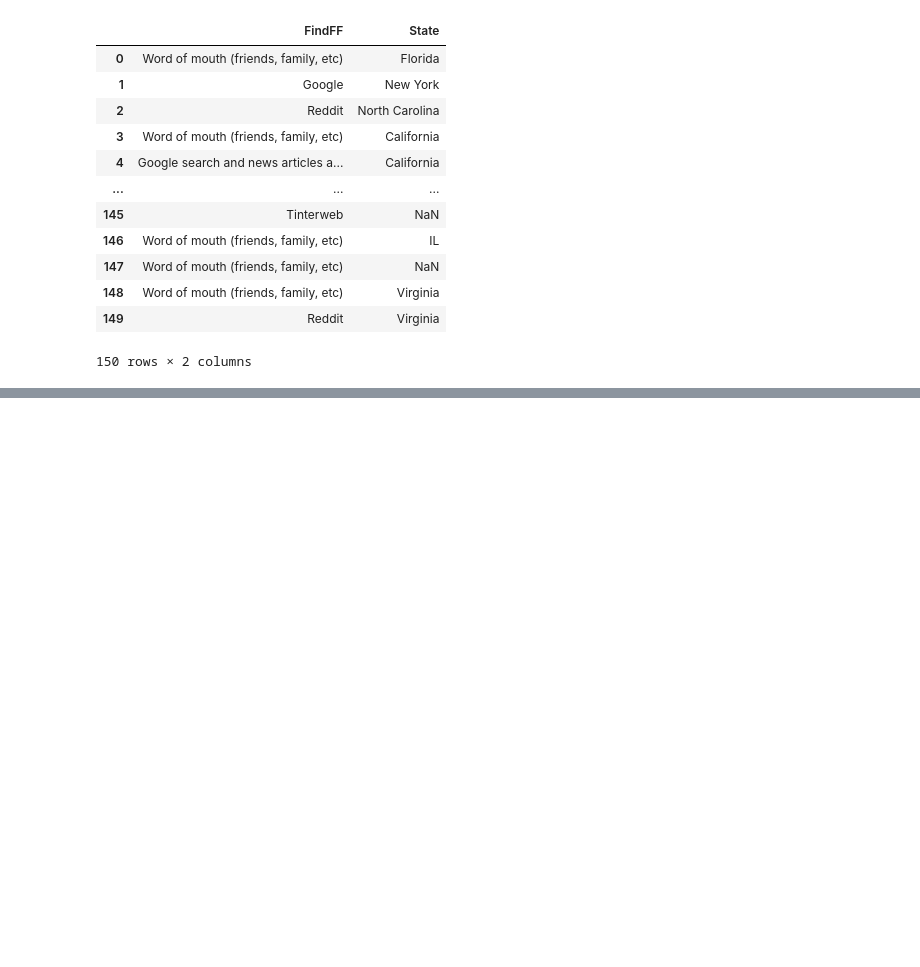
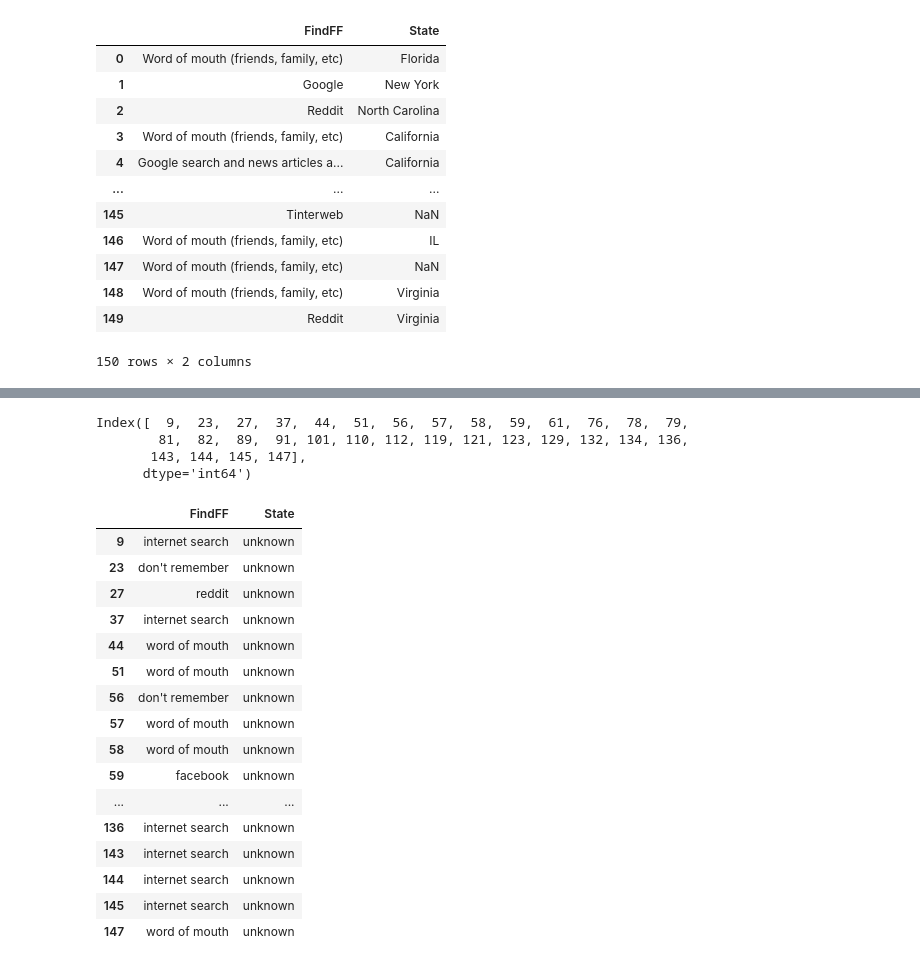
Before and after one commit to e2liang/Falling-Fruit, a Jupyter notebook: foraging_survey.ipynb, the cells around one changed output, grey strips where cells are left out. Cells and saved outputs as stored; diff of their text form; code cells hidden in the pictures; blank space fills up the shorter version.

Commit message:
Finished cleaning these questions
1. How did you find FF?
2. If located in US, what state are you in?

```diff
--- a/foraging_survey.ipynb
+++ b/foraging_survey.ipynb
@@ -45,0 +289,4 @@ df
+# %%
+# accepted US States ONLY!!! also ensuring values in old_state_mapping are same in states list
+us_states_list = list(old_state_mapping.values())
+us_states_list
@@ -45,0 +376,34 @@ df
+# %%
+# this is assuming everyone spelled correctly!!!!!
+for i, row in testing_df.iterrows():
+
+    answer = testing_df.at[i,'State']
+
+    if isinstance(answer, str):
+        # replace abbreviations with full state name
+        for key, value in state_mapping:
+
+            if key == answer:
+                answer = value
+
+        # handling special cases
+        if answer == 'unknown':
+            answer = answer
+
+        elif 'currently virginia' in answer:
+            answer = 'virginia'
+
+        elif 'north carolina, previously in boston massachusetts' in answer:
+            answer = 'north carolina'
+
+        elif 'adirondacks, ny' in answer:
+            answer = 'new york'
+
+        elif 'mass' in answer:
+            answer = 'massachusetts'
+
+        elif answer not in us_states_list:
+            answer = 'not in US'
+
+    testing_df.at[i, 'State'] = answer
+    print(answer)
@@ -45,0 +462,34 @@ df
+# %%
+# double-checking if there really are 32 unknowns
+unknown_indices = testing_df[testing_df['State'] == 'unknown'].index
+
+print(unknown_indices)
+# %% [output]
+Index([  9,  23,  27,  37,  44,  51,  56,  57,  58,  59,  61,  76,  78,  79,
+        81,  82,  89,  91, 101, 110, 112, 119, 121, 123, 129, 132, 134, 136,
+       143, 144, 145, 147],
+      dtype='int64')
+# %%
+rows = [9,  23,  27,  37,  44,  51,  56,  57,  58,  59,  61,  76,  78,  79,
+        81,  82,  89,  91, 101, 110, 112, 119, 121, 123, 129, 132, 134, 136,
+       143, 144, 145, 147]
+
+testing_df.iloc[rows]
+# %% [output]
+|  | FindFF | State |
+| 9 | internet search | unknown |
+| 23 | don't remember | unknown |
+| 27 | reddit | unknown |
+| 37 | internet search | unknown |
+| 44 | word of mouth | unknown |
+| 51 | word of mouth | unknown |
+| 56 | don't remember | unknown |
+| 57 | word of mouth | unknown |
+| 58 | word of mouth | unknown |
+| 59 | facebook | unknown |
+| ... | ... | ... |
+| 136 | internet search | unknown |
+| 143 | internet search | unknown |
+| 144 | internet search | unknown |
+| 145 | internet search | unknown |
+| 147 | word of mouth | unknown |
```
Also changed, not shown: parts of 22 cells of this notebook, 1 other file.
